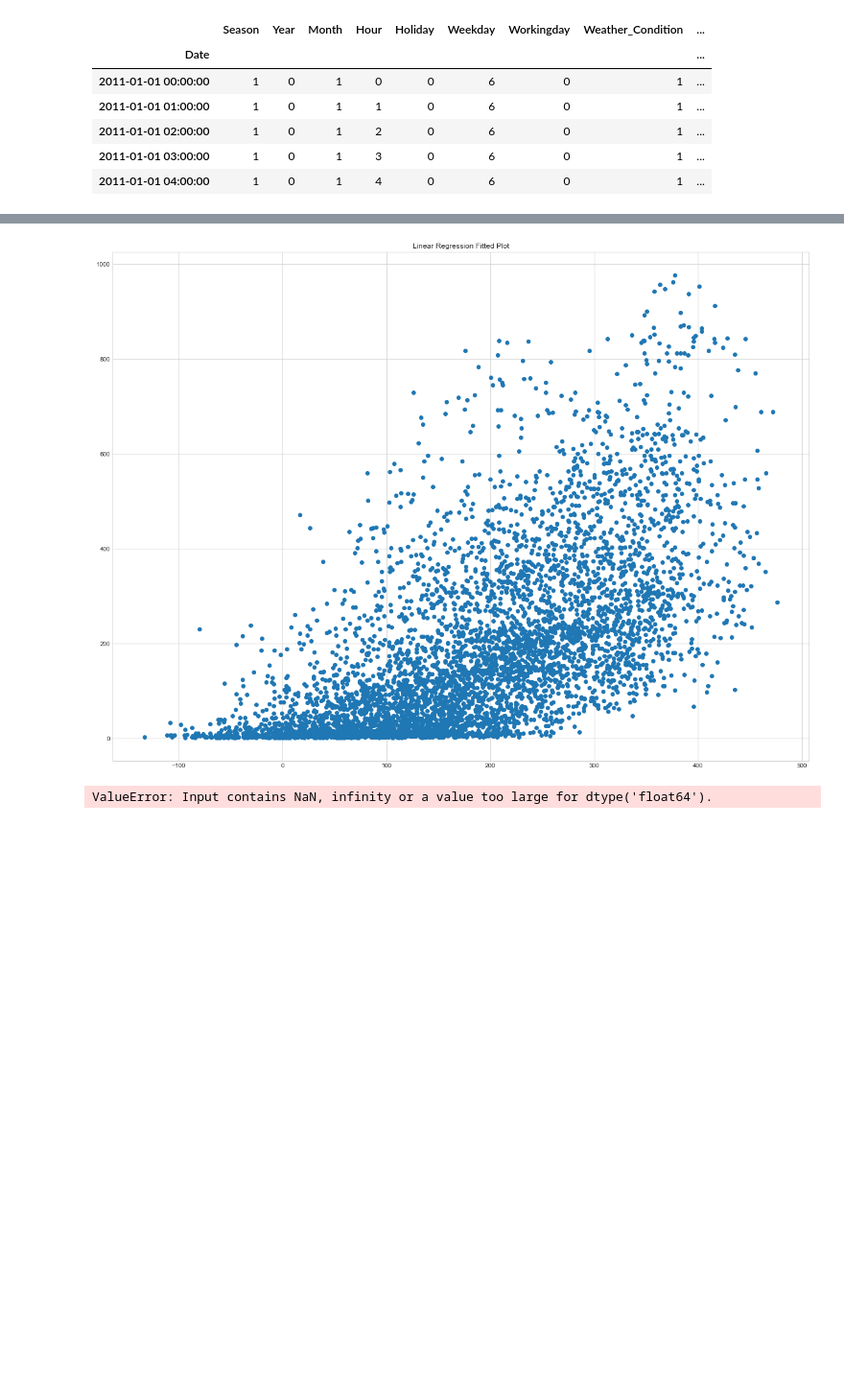
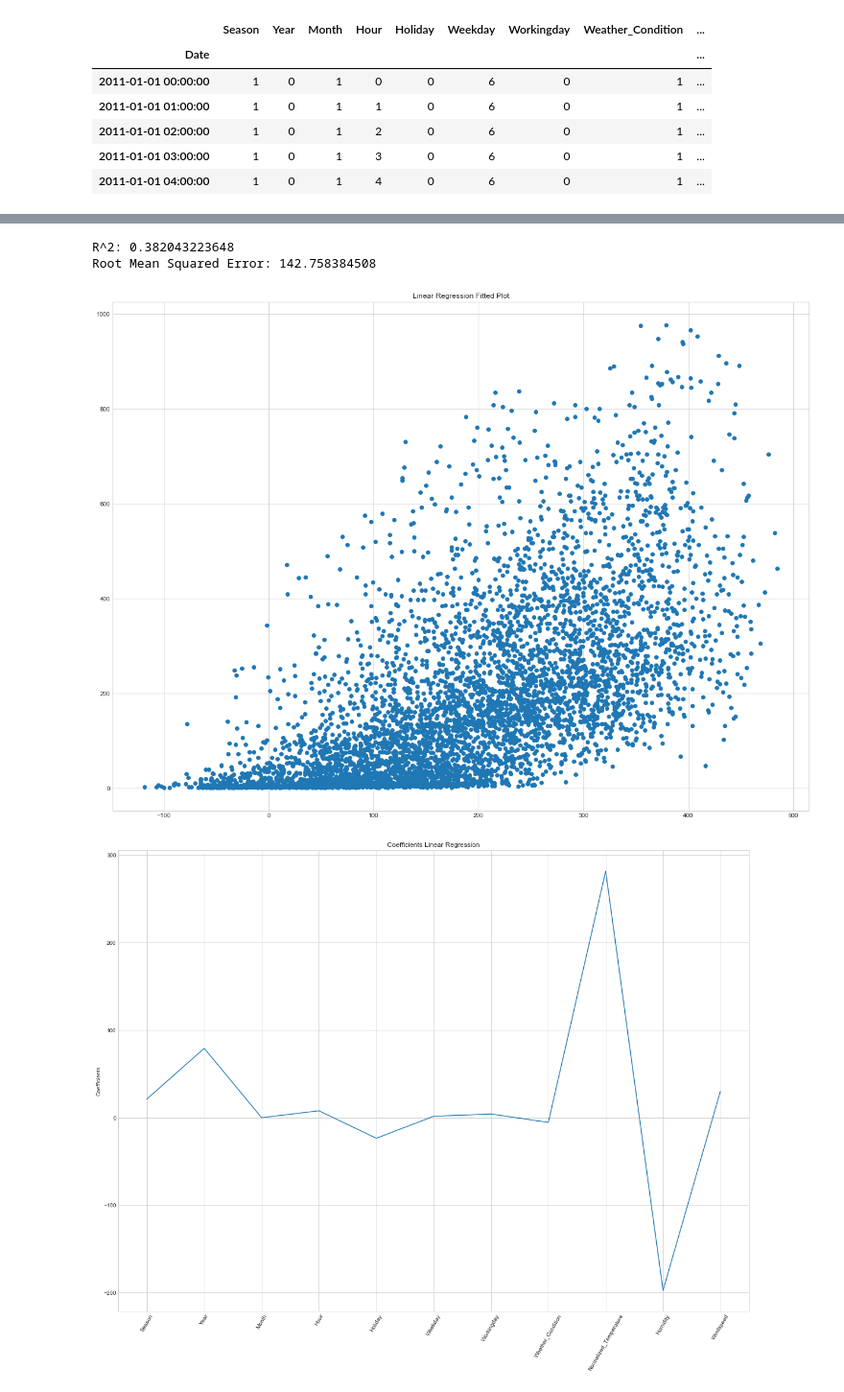
Before and after one commit to samudassir/bikesharingdemand, a Jupyter notebook: machine_learning/src/bike_share_demand_machine_learning.ipynb, the cells around one changed output, grey strips where cells are left out. Shown at 96% size. Cells and saved outputs as stored; diff of their text form; code cells hidden in the pictures; blank space fills up the shorter version.

```diff
--- a/machine_learning/src/bike_share_demand_machine_learning.ipynb
+++ b/machine_learning/src/bike_share_demand_machine_learning.ipynb
@@ -18,8 +18,9 @@ import pickle
 import math
 from sklearn.metrics import mean_squared_log_error
 # %%
+#orig_df = pd.read_csv("../../data/hour.csv")
 df = pd.read_csv("../../data/hour.csv")
-df.columns = ['Instant','Date','Season','Year','Month','Hour','Holiday','Weekday','Workingday','Weather_Condition','Normalized_Temperature','Normalized_Feels_Temperture','Huumidity','Windspeed','Casual','Registered','Demand']
+df.columns = ['Instant','Date','Season','Year','Month','Hour','Holiday','Weekday','Workingday','Weather_Condition','Normalized_Temperature','Normalized_Feels_Temperture','Humidity','Windspeed','Casual','Registered','Demand']
 df['Date'] = pd.to_datetime(df['Date'])
 df['Date'] += pd.to_timedelta(df['Hour'], unit='h')
 df.index = df['Date']
@@ -36,3 +37,8 @@ df.head()
 | 2011-01-01 02:00:00 | 1 | 0 | 1 | 2 | 0 | 6 | 0 | 1 | ... |
 | 2011-01-01 03:00:00 | 1 | 0 | 1 | 3 | 0 | 6 | 0 | 1 | ... |
 | 2011-01-01 04:00:00 | 1 | 0 | 1 | 4 | 0 | 6 | 0 | 1 | ... |
+# %%
+sns.heatmap(df.drop(['Registered','Casual'],axis=1).corr(), square=True, cmap='RdYlGn')
+_ = plt.rcParams['figure.figsize'] = [20, 15]
+savefig('../../plot/img/correlation_matrix.png', bbox_inches='tight')
+plt.show()
@@ -93,6 +110,9 @@ def crossValScore(reg,val):
 # %%
-features = df.drop(['Demand','Casual','Registered'],axis=1)
+
+features = df.drop(['Demand','Casual','Registered','Normalized_Feels_Temperture'],axis=1)
 linearRegression(df,features)
 # %% [output]
+R^2: 0.382043223648
+Root Mean Squared Error: 142.758384508
-[figure, old version]
+[figure, new version]
-ValueError: Input contains NaN, infinity or a value too large for dtype('float64').
+[figure, added]
```
Also changed, not shown: parts of 34 cells of this notebook, 12 other files.
